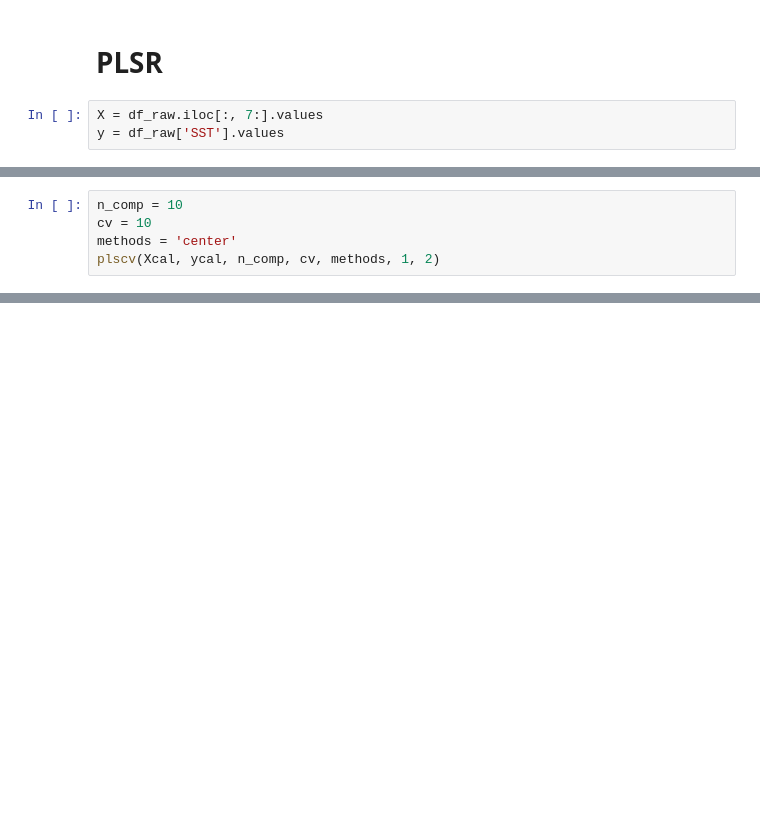
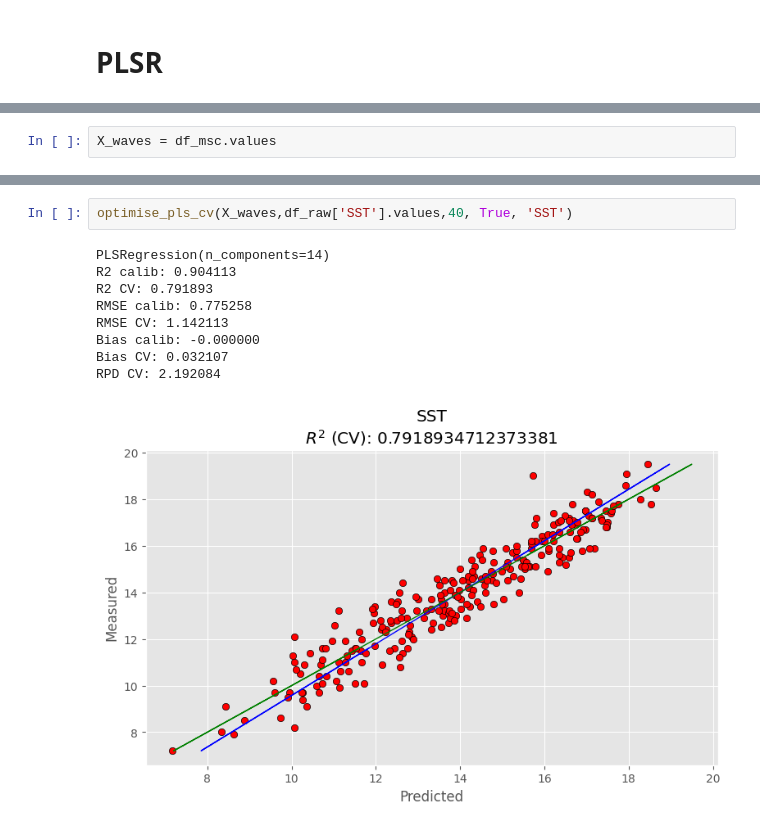
Before and after one commit to xndrxssx/cotton_candy_spectral_analysis, a Jupyter notebook: PLS Regression/cotton_candy_PLSR_raw.ipynb, the cells around one changed output, grey strips where cells are left out. Cells and saved outputs as stored; diff of their text form; blank space fills up the shorter version.

```diff
--- a/PLS Regression/cotton_candy_PLSR_raw.ipynb
+++ b/PLS Regression/cotton_candy_PLSR_raw.ipynb
@@ -34,6 +32,3 @@ df_snv = pd.read_excel(file_path_snv)
 df_sg = pd.read_excel(file_path_sg)
 # %% [markdown]
 # PLSR
-# %%
-X = df_raw.iloc[:, 7:].values
-y = df_raw['SST'].values
@@ -262,5 +34,0 @@ ytest shape: (84,)
-# %%
-n_comp = 10
-cv = 10
-methods = 'center'
-plscv(Xcal, ycal, n_comp, cv, methods, 1, 2)
@@ -268,0 +35,2 @@ ValueError: matmul: Input operand 1 has a mismatch in its core dimension 0, with
+# %%
+X_waves = df_msc.values
@@ -268,0 +114,12 @@ ValueError: matmul: Input operand 1 has a mismatch in its core dimension 0, with
+# %%
+optimise_pls_cv(X_waves,df_raw['SST'].values,40, True, 'SST')
+# %% [output]
+PLSRegression(n_components=14)
+R2 calib: 0.904113
+R2 CV: 0.791893
+RMSE calib: 0.775258
+RMSE CV: 1.142113
+Bias calib: -0.000000
+Bias CV: 0.032107
+RPD CV: 2.192084
+[figure, added]
```
Also changed, not shown: parts of 7 cells of this notebook, 4 other files.
